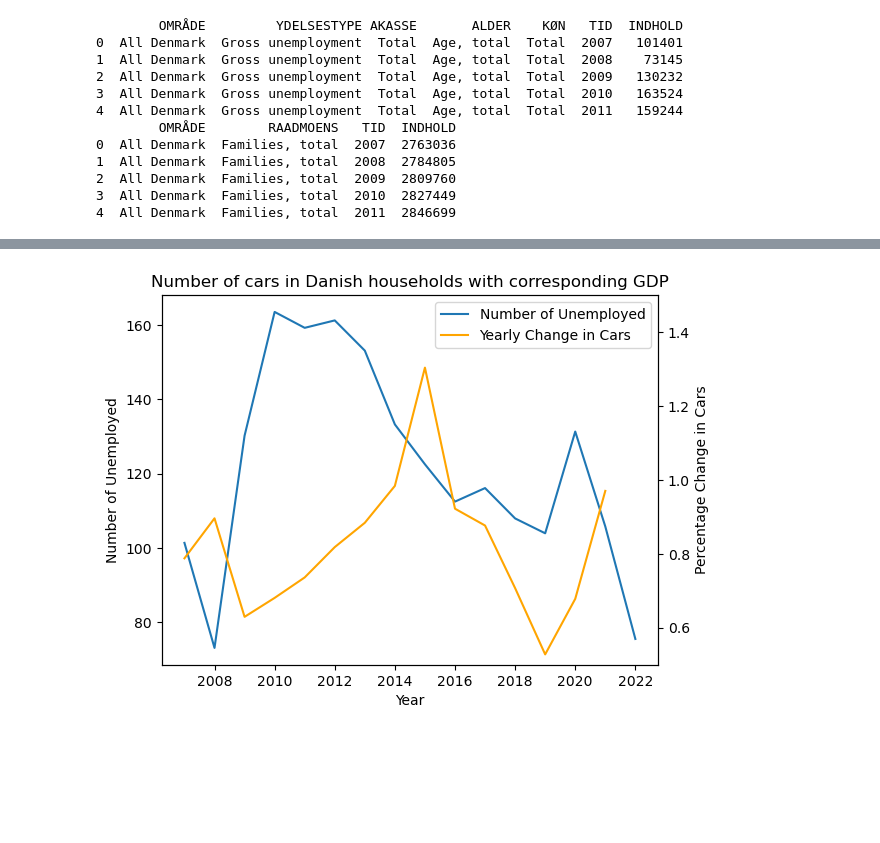
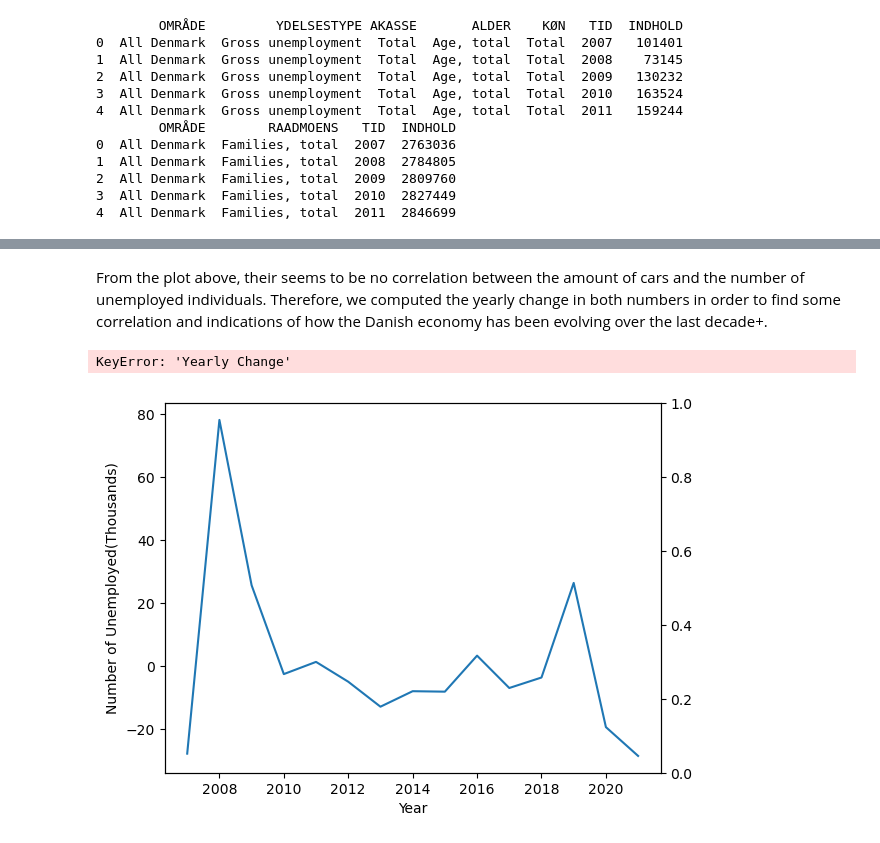
Before and after one commit to NumEconCopenhagen/projects-2023-jakki, a Jupyter notebook: dataproject/dataproject.ipynb, the cells around one changed output, grey strips where cells are left out. Cells and saved outputs as stored; diff of their text form; code cells hidden in the pictures; blank space fills up the shorter version.

```diff
--- a/dataproject/dataproject.ipynb
+++ b/dataproject/dataproject.ipynb
@@ -190,11 +189,13 @@ print(BIL.head())
 # %%
 AUL_Sorted = AUL.sort_values('TID') #To make it cleaner, we then sort the data after year
 BIL_Sorted = BIL.sort_values('TID')
-BIL_Sorted['Yearly Change'] = BIL_Sorted['INDHOLD'].pct_change().shift(-1) * 100 # We then want the yearly percentage change
 AUL_Sorted=AUL_Sorted.rename(columns={ 'TID':'YEAR', 'INDHOLD' : 'Unemployed'}) #Furthermore, we rename columms.
 BIL_Sorted=BIL_Sorted.rename(columns={'TID':'YEAR', 'INDHOLD' : 'Number of Cars'})
+BIL_Sorted['Yearly Change(CARS)'] = BIL_Sorted['Number of Cars'].pct_change().shift(-1) * 100 # We then want the yearly percentage change
+AUL_Sorted['YearlyChange(UEMP)'] = AUL_Sorted['Unemployed'].pct_change().shift(-1) * 100
 #We want to present the number of unemployed in terms of thousands.
 AUL_Sorted['Unemployed'] = AUL_Sorted['Unemployed']/1000
+BIL_Sorted['Number of Cars'] = BIL_Sorted['Number of Cars']/10000
 AULSorted=AUL_Sorted.drop(columns = ['OMRÅDE', 'YDELSESTYPE', 'AKASSE', 'ALDER']) #We then drop columns we do not use
 BILSorted=BIL_Sorted.drop(columns = ['OMRÅDE', 'RAADMOENS'])
 Merged = pd.merge(AULSorted,BILSorted,how='inner',on=['YEAR']) #We then merge the two datasets on the basis of the year.
@@ -209,28 +244,30 @@ print(Merged.head())
+# %% [markdown]
+From the plot above, their seems to be no correlation between the amount of cars and the number of unemployed individuals. Therefore, we computed the yearly change in both numbers in order to find some correlation and indications of how the Danish economy has been evolving over the last decade+.
 # %%
 #We then create a plot
 fig, ax1 = plt.subplots()
-ax1.plot(Merged['YEAR'], Merged['Unemployed'], label='Number of Unemployed')
+ax1.plot(Merged['YEAR'], Merged['YearlyChange(UEMP)'], label='Unemployed')
 ax1.set_xlabel('Year')
 ax1.set_ylabel('Number of Unemployed(Thousands)')
 
 #Because the two merged values have different formats, we create a secondary axis in order to better show the results
 ax2 = ax1.twinx()
 ax2.plot(Merged['YEAR'], Merged['Yearly Change'], color='orange', label='Yearly Change in Cars')
 ax2.set_ylabel('Percentage Change in Cars')
 
 # Creating bounds for the secondary axis.
 ax2.set_ylim([0.5, 1.5])
 
-
 # Because we have created a secondary axis, we have two legends. The code below simplifies it and create a singular legend
 lines, labels = ax1.get_legend_handles_labels()
 lines2, labels2 = ax2.get_legend_handles_labels()
 ax1.legend(lines + lines2, labels + labels2)
 
 #We then title it
 plt.title('Number of cars in Danish households corresponding with Unemployment')
 
 #Displaying it
 plt.show()
 # %% [output]
+KeyError: 'Yearly Change'
-[figure, old version]
+[figure, new version]
```
Also changed, not shown: parts of 5 cells of this notebook.
